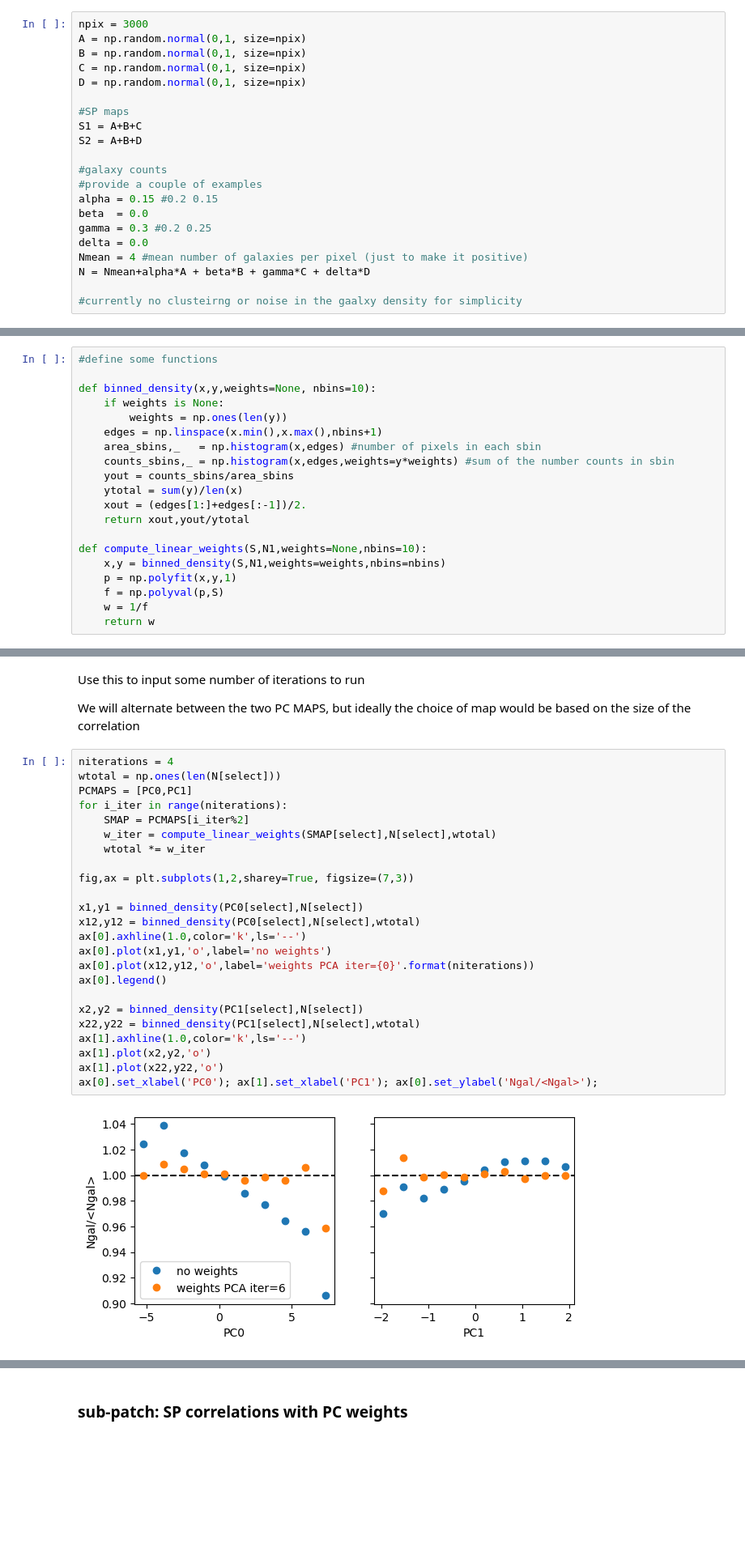
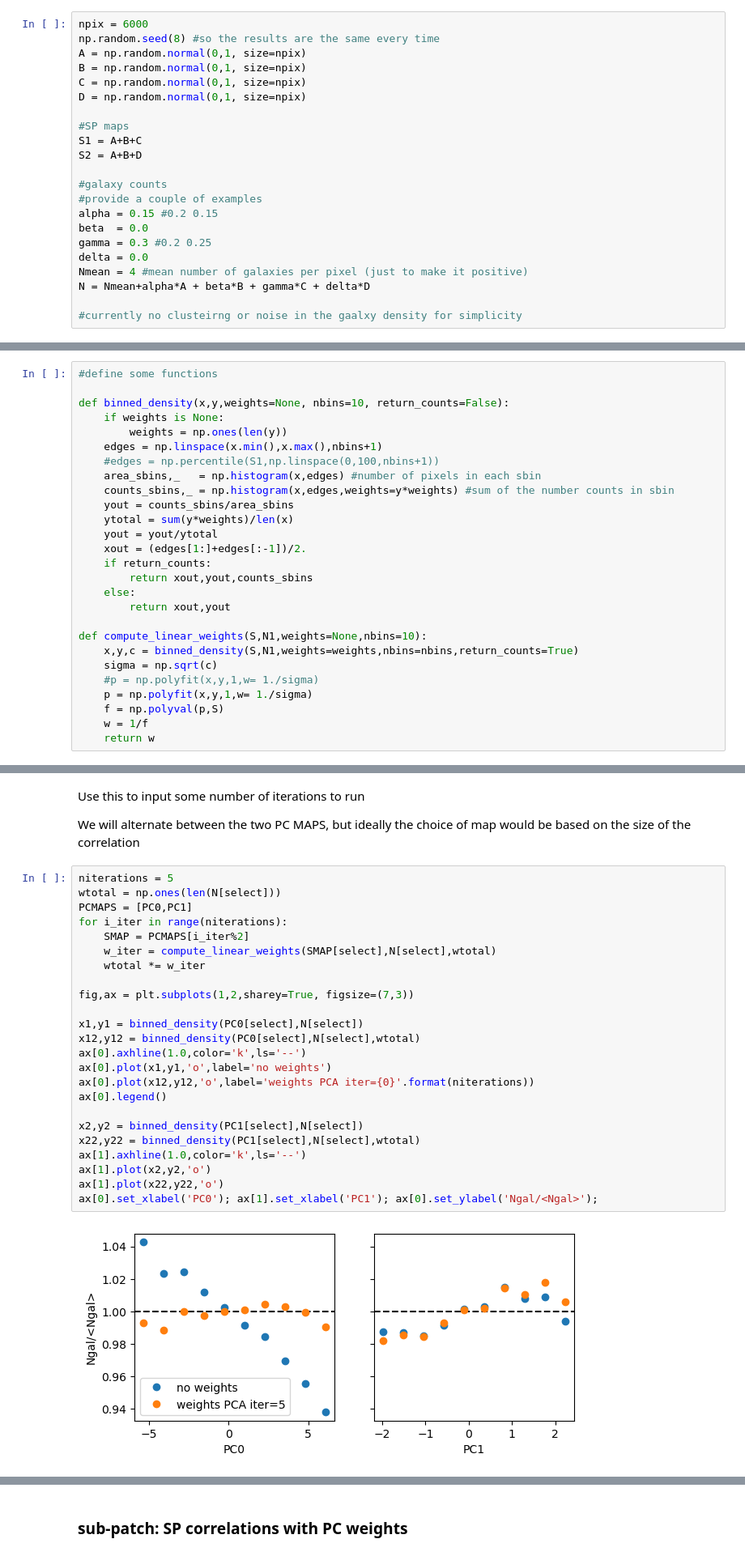
Before and after one commit to sujeong-lee/DMASS, a Jupyter notebook: systematics_toymodel/systematics_toymodel.ipynb, the cells around one changed output, grey strips where cells are left out. Shown at 81% size. Saved outputs shown, nothing was run; the diff lists cells and outputs as text; blank space fills up the shorter version.

```diff
--- a/systematics_toymodel/systematics_toymodel.ipynb
+++ b/systematics_toymodel/systematics_toymodel.ipynb
@@ -19,7 +19,8 @@ N = Nmean + alpha*A + beta*B + gamma*C + delta*D + noise
 Lets say for this work that beta=0 and delta=0, but alpha and gamma are non-zero
 (I choose this so that N would be correlated with both S1 and S2, and the shared part of S1 and S2, A+B, is different from the direction that correlates best with N)
 # %%
-npix = 3000
+npix = 6000
+np.random.seed(8) #so the results are the same every time
 A = np.random.normal(0,1, size=npix)
 B = np.random.normal(0,1, size=npix)
 C = np.random.normal(0,1, size=npix)
@@ -50,20 +51,27 @@ ax[0].set_xlabel('S1'); ax[1].set_xlabel('S2'); ax[0].set_ylabel('Ngal');
 # %%
 #define some functions
 
-def binned_density(x,y,weights=None, nbins=10):
+def binned_density(x,y,weights=None, nbins=10, return_counts=False):
     if weights is None:
         weights = np.ones(len(y))
     edges = np.linspace(x.min(),x.max(),nbins+1)
+    #edges = np.percentile(S1,np.linspace(0,100,nbins+1))
     area_sbins,_   = np.histogram(x,edges) #number of pixels in each sbin
     counts_sbins,_ = np.histogram(x,edges,weights=y*weights) #sum of the number counts in sbin
     yout = counts_sbins/area_sbins
-    ytotal = sum(y)/len(x)
+    ytotal = sum(y*weights)/len(x)
+    yout = yout/ytotal
     xout = (edges[1:]+edges[:-1])/2.
-    return xout,yout/ytotal
+    if return_counts:
+        return xout,yout,counts_sbins
+    else:
+        return xout,yout
 
 def compute_linear_weights(S,N1,weights=None,nbins=10):
-    x,y = binned_density(S,N1,weights=weights,nbins=nbins)
-    p = np.polyfit(x,y,1)
+    x,y,c = binned_density(S,N1,weights=weights,nbins=nbins,return_counts=True)
+    sigma = np.sqrt(c)
+    #p = np.polyfit(x,y,1,w= 1./sigma)
+    p = np.polyfit(x,y,1,w= 1./sigma)
     f = np.polyval(p,S)
     w = 1/f
     return w
@@ -434,28 +444,28 @@ Use this to input some number of iterations to run
 
 We will alternate between the two PC MAPS, but ideally the choice of map would be based on the size of the correlation
 # %%
-niterations = 4
+niterations = 5
 wtotal = np.ones(len(N[select]))
 PCMAPS = [PC0,PC1]
 for i_iter in range(niterations):
     SMAP = PCMAPS[i_iter%2]
     w_iter = compute_linear_weights(SMAP[select],N[select],wtotal)
     wtotal *= w_iter
 
 fig,ax = plt.subplots(1,2,sharey=True, figsize=(7,3))
 
 x1,y1 = binned_density(PC0[select],N[select])
 x12,y12 = binned_density(PC0[select],N[select],wtotal)
 ax[0].axhline(1.0,color='k',ls='--')
 ax[0].plot(x1,y1,'o',label='no weights')
 ax[0].plot(x12,y12,'o',label='weights PCA iter={0}'.format(niterations))
 ax[0].legend()
 
 x2,y2 = binned_density(PC1[select],N[select])
 x22,y22 = binned_density(PC1[select],N[select],wtotal)
 ax[1].axhline(1.0,color='k',ls='--')
 ax[1].plot(x2,y2,'o')
 ax[1].plot(x22,y22,'o')
 ax[0].set_xlabel('PC0'); ax[1].set_xlabel('PC1'); ax[0].set_ylabel('Ngal/<Ngal>');
 # %% [output]
-[figure, old version]
+[figure, new version]
```
Also changed, not shown: parts of 33 cells of this notebook.
